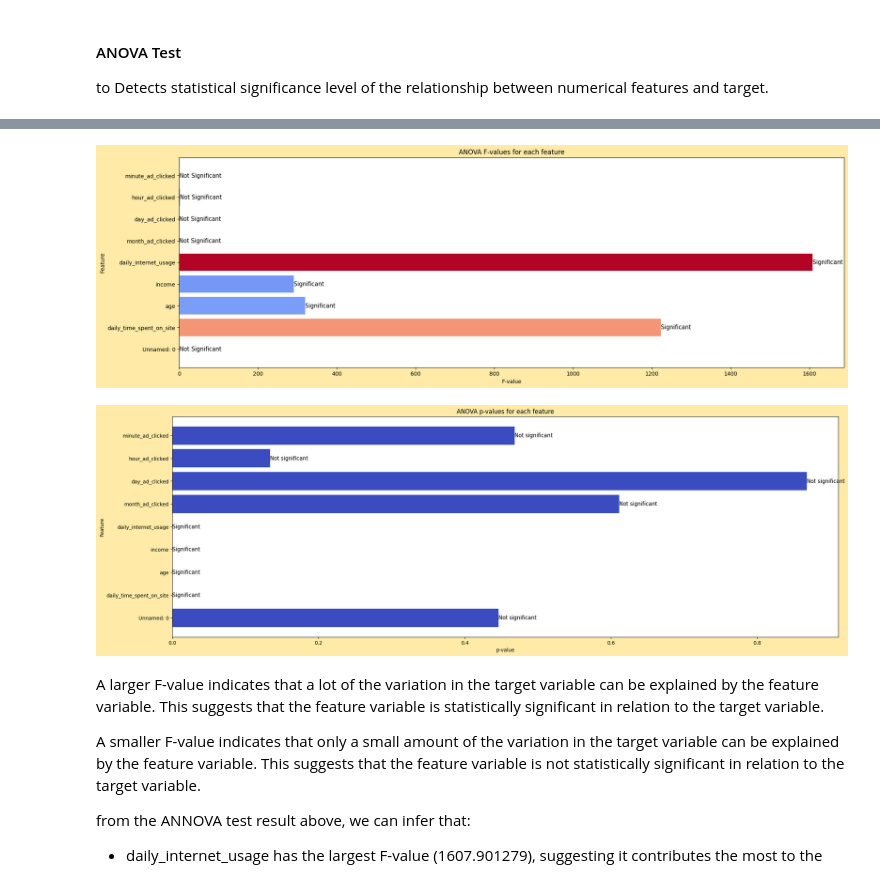
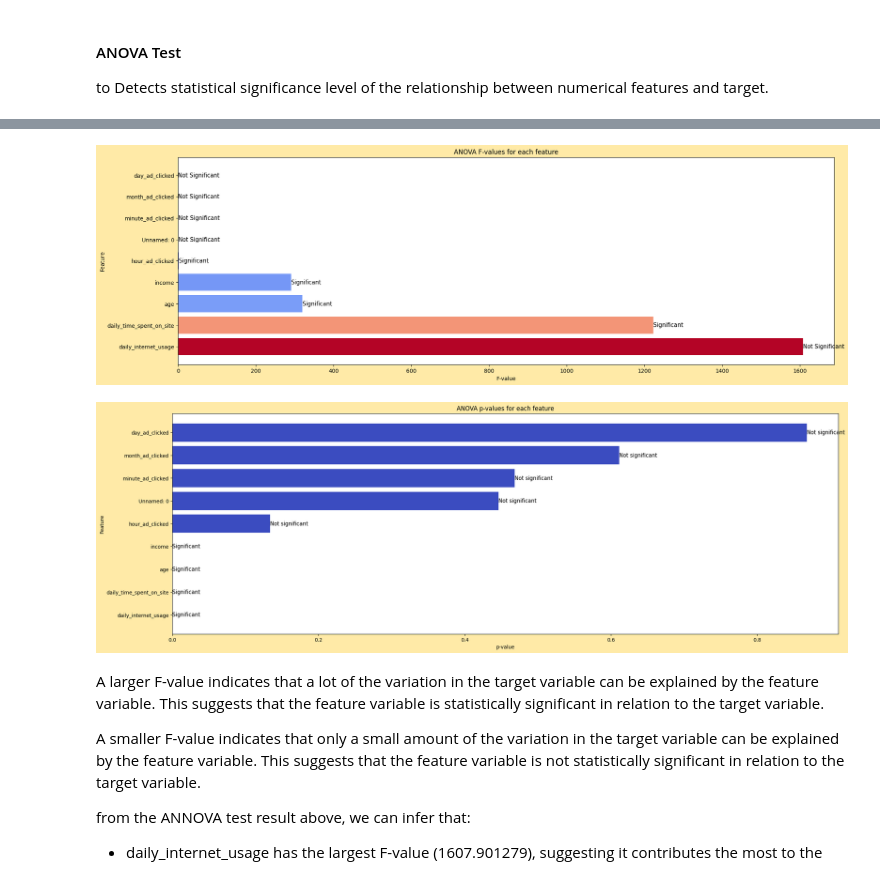
Before and after one commit to azaryasph/Predict-Customer-Clicked-Ads-Classification-By-Using-Machine-Learning, a Jupyter notebook: notebook/Predict Customer Clicked Ads Classification By Using Machine Learning.ipynb, the cells around one changed output, grey strips where cells are left out. Cells and saved outputs as stored; diff of their text form; code cells hidden in the pictures.

Commit message:
chore: data preprocess adjust

```diff
--- a/notebook/Predict Customer Clicked Ads Classification By Using Machine Learning.ipynb
+++ b/notebook/Predict Customer Clicked Ads Classification By Using Machine Learning.ipynb
@@ -477,7 +477,7 @@ dtype: int64
 # %% [markdown]
 [Age Grouping Binning Preferences](https://www.quanthub.com/power-bi-group-and-bin-data/#:~:text=Binning%20is%20a%20technique%20used,to%20analyze%20trends%20more%20effectively).
 # %%
-# Create age groups based on the 'age' column
+# Define age groups based on age ranges
 age_group = [
     (dfp['age'] >= 51),
     (dfp['age'] >= 36) & (dfp['age'] < 51),
@@ -485,21 +485,23 @@ age_group = [
 ]
 age_binning = ['Old Adults', 'Middle Adults', 'Young Adults']
 
-# Add a new column 'age_group' to the dataframe
+# Create a new column 'age_group' by selecting the appropriate age group for each row
 dfp['age_group'] = np.select(age_group, age_binning)
 
-# Convert 'timestamp' column to datetime format
+# Convert 'timestamp' column to datetime type
 dfp['timestamp'] = pd.to_datetime(dfp['timestamp'])
 
-# Extract month, weekend, day, hour, and minute from 'timestamp' and add them as new columns
+# Extract month, day, hour, and minute from 'timestamp' and create new columns for each
 dfp['month_ad_clicked'] = dfp['timestamp'].dt.month.astype('int64')
 dfp['day_ad_clicked'] = dfp['timestamp'].dt.day.astype('int')
 dfp['hour_ad_clicked'] = dfp['timestamp'].dt.hour.astype('int')
 dfp['minute_ad_clicked'] = dfp['timestamp'].dt.minute.astype('int')
+
+# Create a new column 'is_weekend' that indicates whether the ad was clicked on a weekend
 dfp['is_weekend'] = dfp['timestamp'].dt.weekday >= 5
 dfp['is_weekend'] = dfp['is_weekend'].astype('object')
 
-# define province mapping
+# Define a mapping from specific provinces to more general regions
 province_mapping = {
     'Daerah Khusus Ibukota Jakarta': 'DKI Jakarta',
     'Jawa Timur': 'Jawa',
@@ -514,10 +516,11 @@ province_mapping = {
     'Kalimantan Timur': 'Kalimantan',
     'Kalimantan Selatan': 'Kalimantan',
     'Kalimantan Tengah': 'Kalimantan',
-    'Kalimantan Barat': 'Kalimantan',
+    'Kalimantan Barat': 'Kalimantan'
 }
-# map the province column
-dfp['province'] = dfp['province'].map(province_mapping)
+
+# Replace the values in the 'province' column based on the province_mapping dictionary
+dfp['province'] = dfp['province'].replace(province_mapping)
 # %% [markdown]
 ### Feature Selection
 # %% [markdown]
@@ -598,60 +599,69 @@ plt.show()
 # %%
-# Assuming df is your DataFrame and 'target' is your categorical column
-num_cols = dfp.select_dtypes(include=[np.number]).columns
+# Select numerical columns from the dataframe
+num_cols = dfp.select_dtypes('number').columns
+
+# Define the target variable
 target = 'clicked_on_ad'
 
-# Initialize an empty DataFrame for ANOVA results
+# Initialize a new dataframe to store ANOVA results
 anova_df = pd.DataFrame(columns=['Feature', 'F-value', 'p-value'])
 
+# Perform ANOVA for each numerical feature
 for col in num_cols:
+    # Group the data by target variable and convert each group to a list
     groups = dfp.groupby(target)[col].apply(list)
+
+    # Perform one-way ANOVA and store the F-value and p-value
     f_val, p_val = f_oneway(*groups)
-    # Append the results to the DataFrame
+
+    # Append the results to the anova_df dataframe
     anova_df.loc[len(anova_df)] = [col, f_val, p_val]
 
-# Normalize the 'F-value' to the range [0, 1]
+# Sort the dataframe by the F-value and p-value in descending order
+anova_df = anova_df.sort_values(['F-value', 'p-value'], ascending=False)
+
+# Normalize the F-values for color mapping
 norm = mcolors.Normalize(vmin=anova_df['F-value'].min(), vmax=anova_df['F-value'].max())
 
-# Create a colormap
+# Get the colormap
 cmap = plt.get_cmap('coolwarm')
 
-# Apply the colormap to the 'F-value'
+# Map the normalized F-values to the colormap
 colors = cmap(norm(anova_df['F-value']))
 
 # Plot the F-values
 plt.figure(figsize=(22, 7), facecolor='#FFEAA7')
 bars = plt.barh(anova_df['Feature'], anova_df['F-value'], color=colors)
 plt.xlabel('F-value')
 plt.ylabel('Feature')
 plt.title('ANOVA F-values for each feature')
 
-# Add annotations
+# Add text to the bars indicating whether the feature is significant or not
 for i, bar in enumerate(bars):
     width = bar.get_width()
     plt.text(width, bar.get_y() + bar.get_height()/2,
              'Significant' if anova_df.loc[i, 'p-value'] < 0.05 else 'Not Significant',
              ha='left', va='center', fontsize=10.5)
-
-plt.show()
 
 # Plot the p-values
 plt.figure(figsize=(24, 8), facecolor='#FFEAA7')
 bars = plt.barh(anova_df['Feature'], anova_df['p-value'], color=colors)
 plt.xlabel('p-value')
 plt.ylabel('Feature')
 plt.title('ANOVA p-values for each feature')
 
-# Add annotations
+# Add text to the bars indicating whether the feature is significant or not
 for bar in bars:
     width = bar.get_width()
     plt.text(width, bar.get_y() + bar.get_height()/2,
              'Significant' if width < 0.05 else 'Not significant',
              ha='left', va='center', fontsize=10.5)
 
+# Display the plots
 plt.show()
 # %% [output]
-[figure, old version]
+[figure, new version]
-[figure, old version]
+[figure, new version]
 # %% [markdown]
 A larger F-value indicates that a lot of the variation in the target variable can be explained by the feature variable. This suggests that the feature variable is statistically significant in relation to the target variable.<br>
 
```
Also changed, not shown: parts of 15 cells of this notebook.
